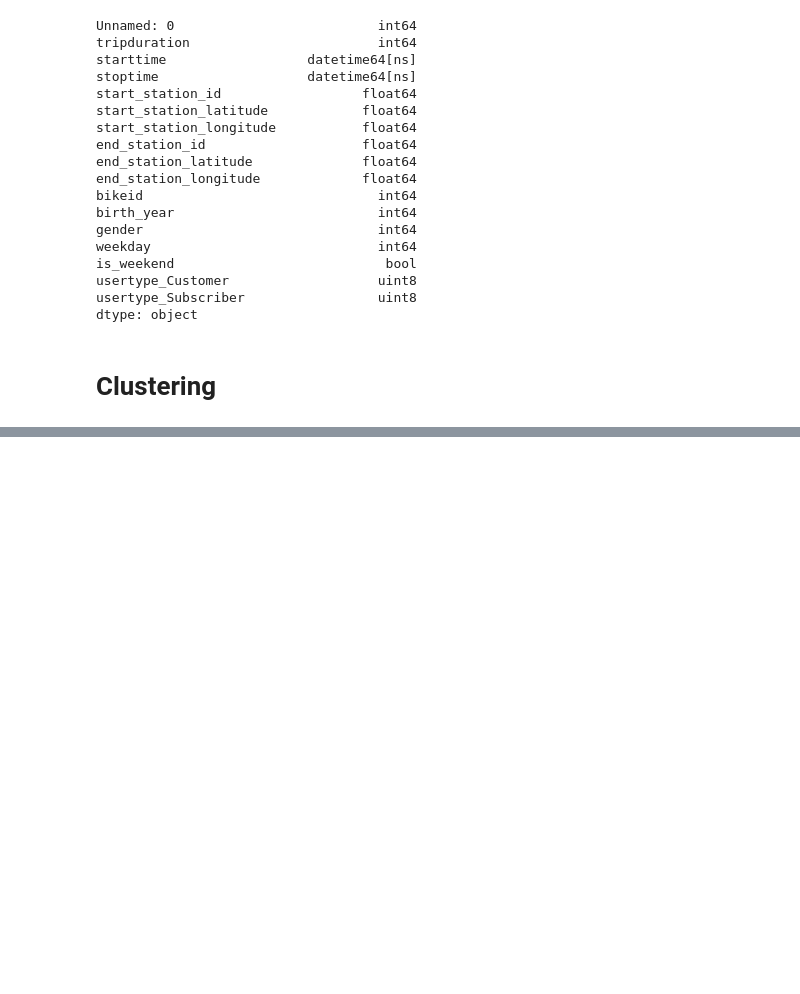
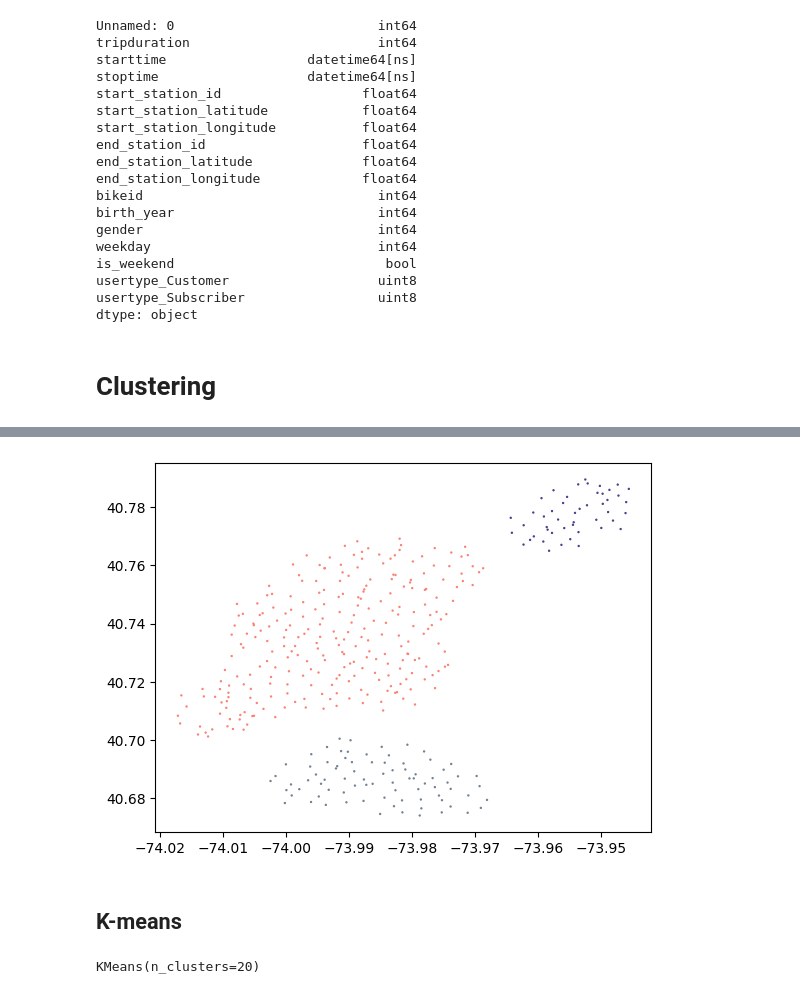
Before and after one commit to katrinemariepedersen/Business_analytics_project, a Jupyter notebook: Load_of_dat.ipynb, the cells around one changed output, grey strips where cells are left out. Saved outputs shown, nothing was run; the diff lists cells and outputs as text; code cells hidden in the pictures; blank space fills up the shorter version.

```diff
--- a/Load_of_dat.ipynb
+++ b/Load_of_dat.ipynb
@@ -107,0 +131,23 @@ new_df.set_index("start_station_id")
+# %%
+import random
+from matplotlib import colors as mcolors
+
+num_colors=len(set(dbs.labels_))-1   #it's the number of different labels except for 1 (the -1 label)
+colors=list(mcolors.CSS4_COLORS.keys())  #found this by searching "python color list"
+cluster_colors=random.choices(colors, k=num_colors)
+x_=[]
+y_=[]
+c_=[]
+for label, x_val, y_val in zip(dbs.labels_, x['start_station_longitude'], x['start_station_latitude']):
+    if label==-1:
+        continue
+    x_.append(x_val)
+    y_.append(y_val)
+    c_.append(cluster_colors[label])
+#plt.figure(figsize=(18, 12))
+plt.scatter(x_,y_,s=0.5,c=c_)
+plt.show()
+# %% [output]
+[figure, added]
+# %% [markdown]
+## K-means
@@ -107,0 +158,4 @@ new_df.set_index("start_station_id")
+# %%
+k.fit(new_df)
+# %% [output]
+KMeans(n_clusters=20)
```
Also changed, not shown: parts of 10 cells of this notebook.
